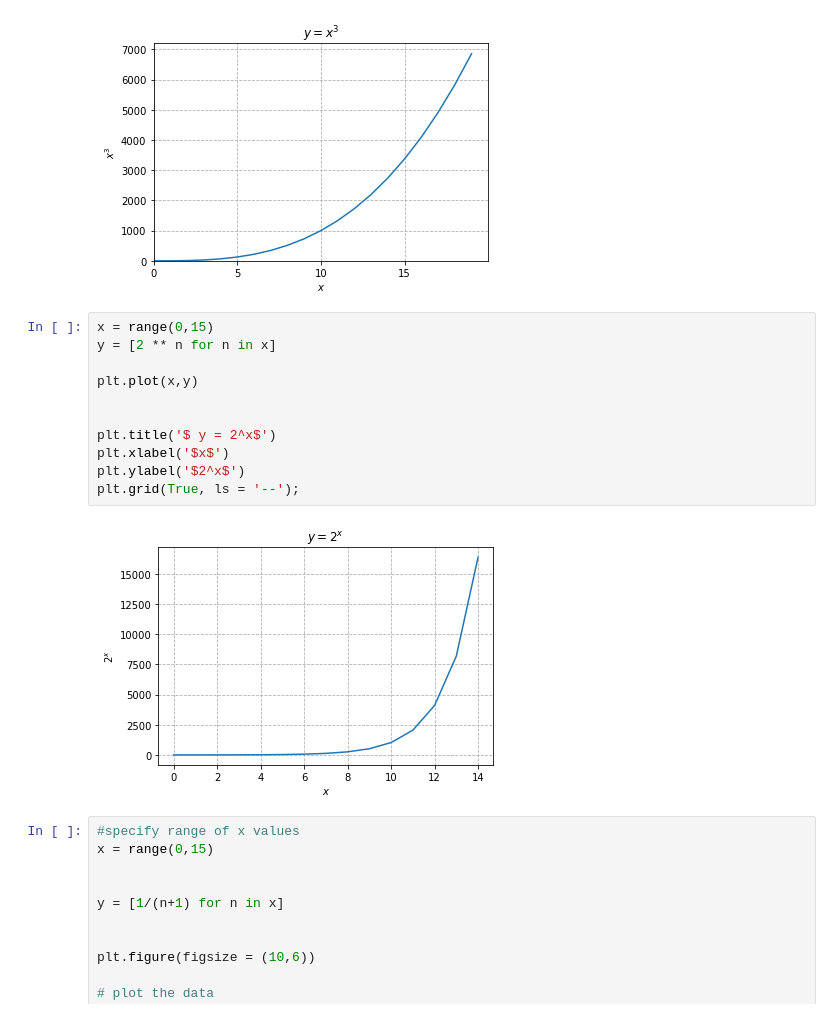
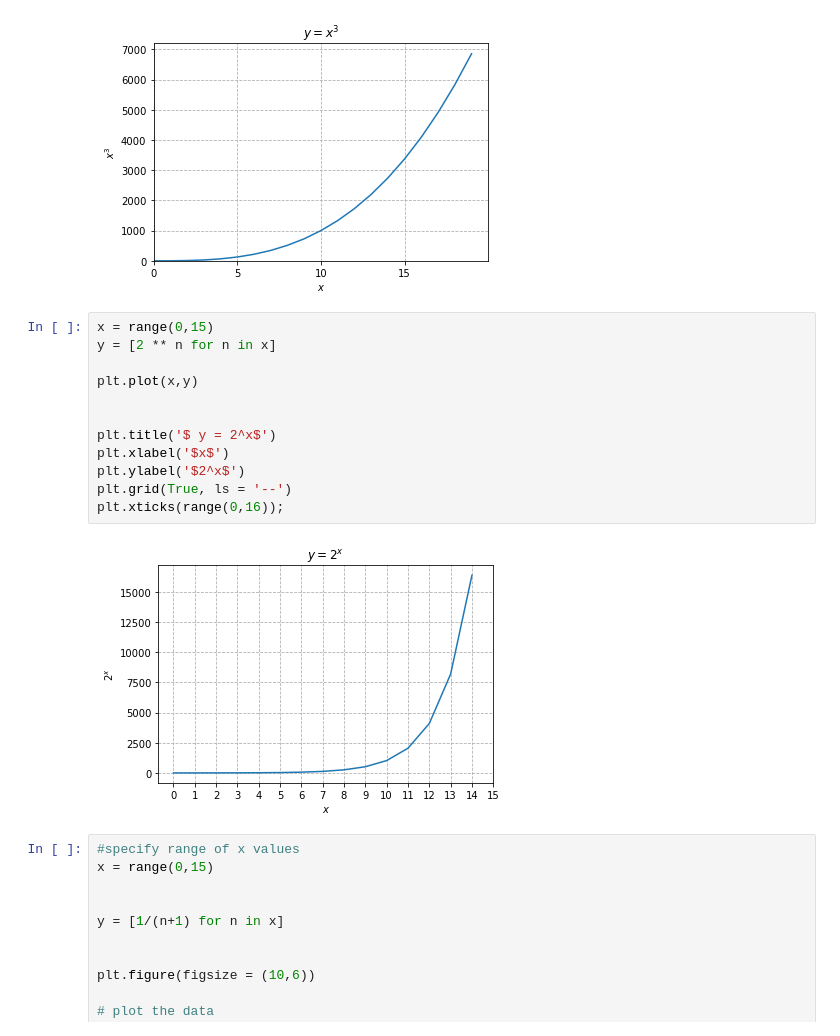
Before and after one commit to raycerna/numpy-pandas-visualization-exercises, a Jupyter notebook: matplotlib_exercises.ipynb, the cells around one changed output. Drawn from its saved outputs; the diff is of its cells as text.

```diff
--- a/matplotlib_exercises.ipynb
+++ b/matplotlib_exercises.ipynb
@@ -65,16 +66,17 @@ plt.grid(True, ls = '--');
 # %%
 x = range(0,15)
 y = [2 ** n for n in x]
 
 plt.plot(x,y)
 
 
 plt.title('$ y = 2^x$')
 plt.xlabel('$x$')
 plt.ylabel('$2^x$')
-plt.grid(True, ls = '--');
+plt.grid(True, ls = '--')
+plt.xticks(range(0,16));
 # %% [output]
-[figure, old version]
+[figure, new version]
 # %%
 #specify range of x values
 x = range(0,15)
```
Also changed, not shown: parts of 1 cell of this notebook.
